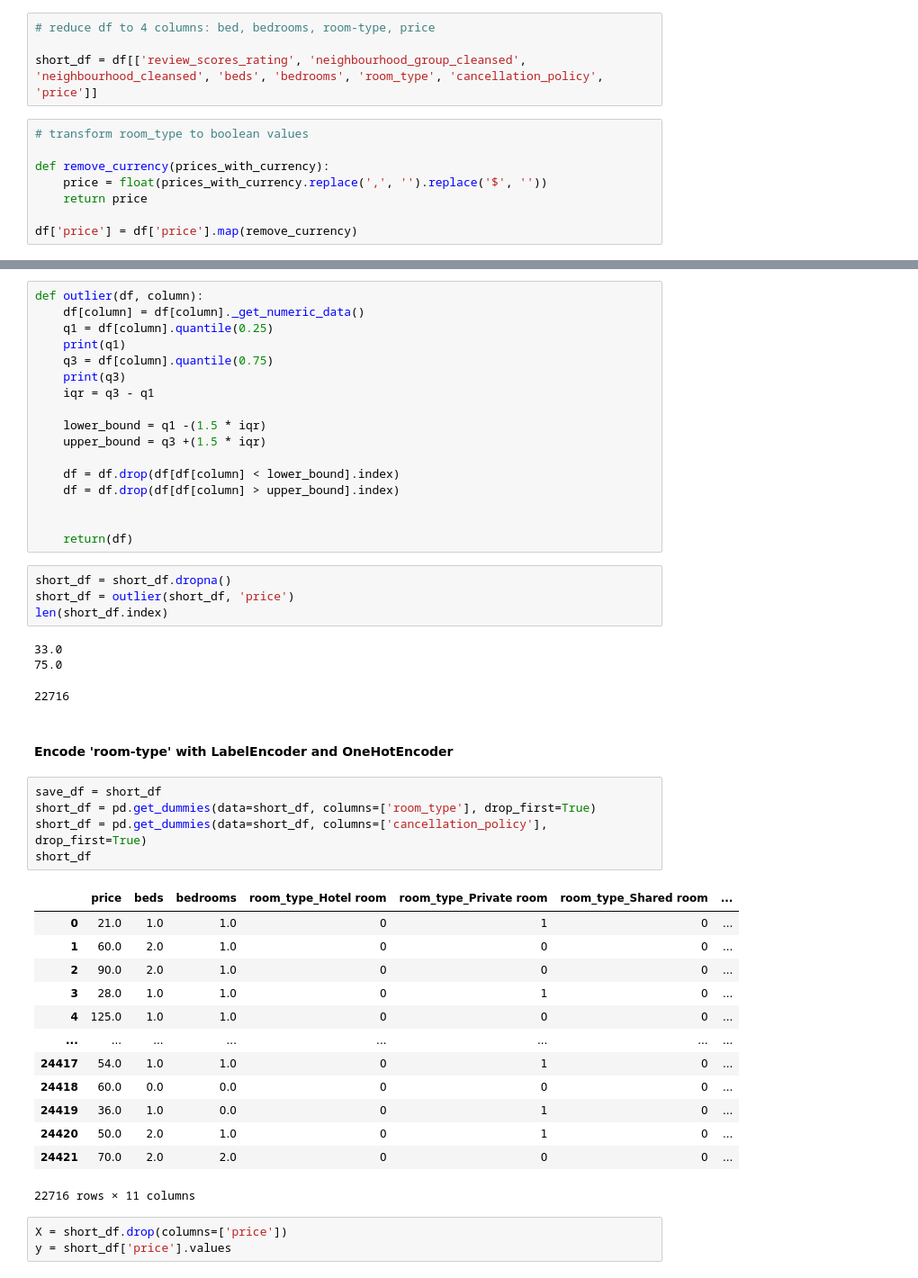
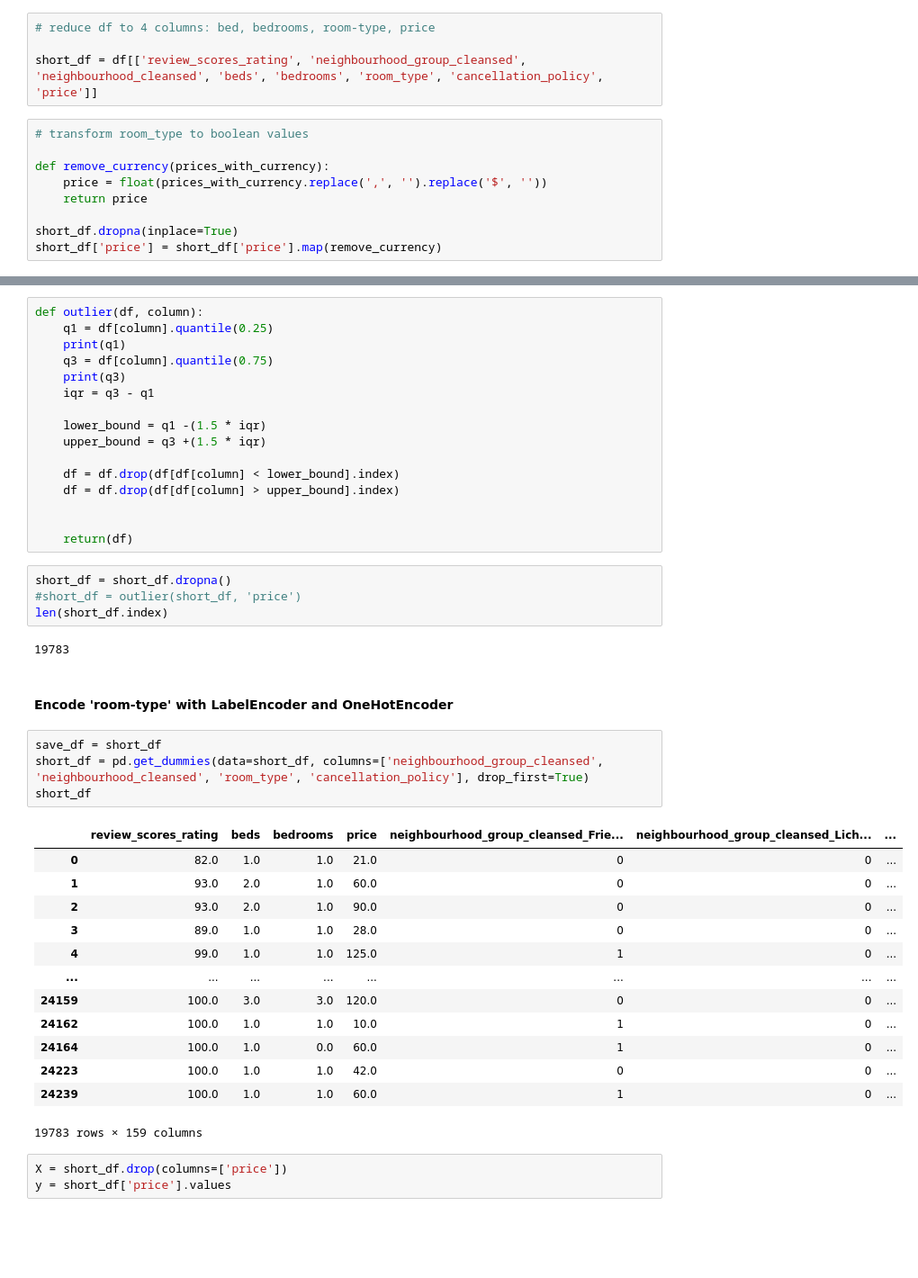
Before and after one commit to Llois41/analyticsProIT, a Jupyter notebook: data_project_airbnb/src/linear_regression.ipynb, the cells around one changed output, grey strips where cells are left out. Shown at 90% size. Cells and saved outputs as stored; diff of their text form; blank space fills up the shorter version.

```diff
--- a/data_project_airbnb/src/linear_regression.ipynb
+++ b/data_project_airbnb/src/linear_regression.ipynb
@@ -68,4 +68,5 @@ def remove_currency(prices_with_currency):
     price = float(prices_with_currency.replace(',', '').replace('$', ''))
     return price
 
-df['price'] = df['price'].map(remove_currency)
+short_df.dropna(inplace=True)
+short_df['price'] = short_df['price'].map(remove_currency)
@@ -104,6 +100,5 @@ private_room_df = short_df[short_df.room_type == 'Private room']
 # %%
 def outlier(df, column):
-    df[column] = df[column]._get_numeric_data()
     q1 = df[column].quantile(0.25)
     print(q1)
     q3 = df[column].quantile(0.75)
@@ -120,33 +115,30 @@ def outlier(df, column):
     return(df)
 # %%
 short_df = short_df.dropna()
-short_df = outlier(short_df, 'price')
+#short_df = outlier(short_df, 'price')
 len(short_df.index)
 # %% [output]
-33.0
-75.0
+19783
-22716
 # %% [markdown]
 #### Encode 'room-type' with LabelEncoder and OneHotEncoder
 # %%
 save_df = short_df
-short_df = pd.get_dummies(data=short_df, columns=['room_type'], drop_first=True)
-short_df = pd.get_dummies(data=short_df, columns=['cancellation_policy'], drop_first=True)
+short_df = pd.get_dummies(data=short_df, columns=['neighbourhood_group_cleansed', 'neighbourhood_cleansed', 'room_type', 'cancellation_policy'], drop_first=True)
 short_df
 # %% [output]
-|  | price | beds | bedrooms | room_type_Hotel room | room_type_Private room | room_type_Shared room | ... |
-| 0 | 21.0 | 1.0 | 1.0 | 0 | 1 | 0 | ... |
-| 1 | 60.0 | 2.0 | 1.0 | 0 | 0 | 0 | ... |
-| 2 | 90.0 | 2.0 | 1.0 | 0 | 0 | 0 | ... |
-| 3 | 28.0 | 1.0 | 1.0 | 0 | 1 | 0 | ... |
-| 4 | 125.0 | 1.0 | 1.0 | 0 | 0 | 0 | ... |
+|  | review_scores_rating | beds | bedrooms | price | neighbourhood_group_cleansed_Frie... | neighbourhood_group_cleansed_Lich... | ... |
+| 0 | 82.0 | 1.0 | 1.0 | 21.0 | 0 | 0 | ... |
+| 1 | 93.0 | 2.0 | 1.0 | 60.0 | 0 | 0 | ... |
+| 2 | 93.0 | 2.0 | 1.0 | 90.0 | 0 | 0 | ... |
+| 3 | 89.0 | 1.0 | 1.0 | 28.0 | 0 | 0 | ... |
+| 4 | 99.0 | 1.0 | 1.0 | 125.0 | 1 | 0 | ... |
 | ... | ... | ... | ... | ... | ... | ... | ... |
-| 24417 | 54.0 | 1.0 | 1.0 | 0 | 1 | 0 | ... |
-| 24418 | 60.0 | 0.0 | 0.0 | 0 | 0 | 0 | ... |
-| 24419 | 36.0 | 1.0 | 0.0 | 0 | 1 | 0 | ... |
-| 24420 | 50.0 | 2.0 | 1.0 | 0 | 1 | 0 | ... |
-| 24421 | 70.0 | 2.0 | 2.0 | 0 | 0 | 0 | ... |
+| 24159 | 100.0 | 3.0 | 3.0 | 120.0 | 0 | 0 | ... |
+| 24162 | 100.0 | 1.0 | 1.0 | 10.0 | 1 | 0 | ... |
+| 24164 | 100.0 | 1.0 | 0.0 | 60.0 | 1 | 0 | ... |
+| 24223 | 100.0 | 1.0 | 1.0 | 42.0 | 0 | 0 | ... |
+| 24239 | 100.0 | 1.0 | 1.0 | 60.0 | 1 | 0 | ... |
-22716 rows × 11 columns
+19783 rows × 159 columns
 # %%
 X = short_df.drop(columns=['price'])
 y = short_df['price'].values
```
Also changed, not shown: parts of 8 cells of this notebook, 19 other files.
